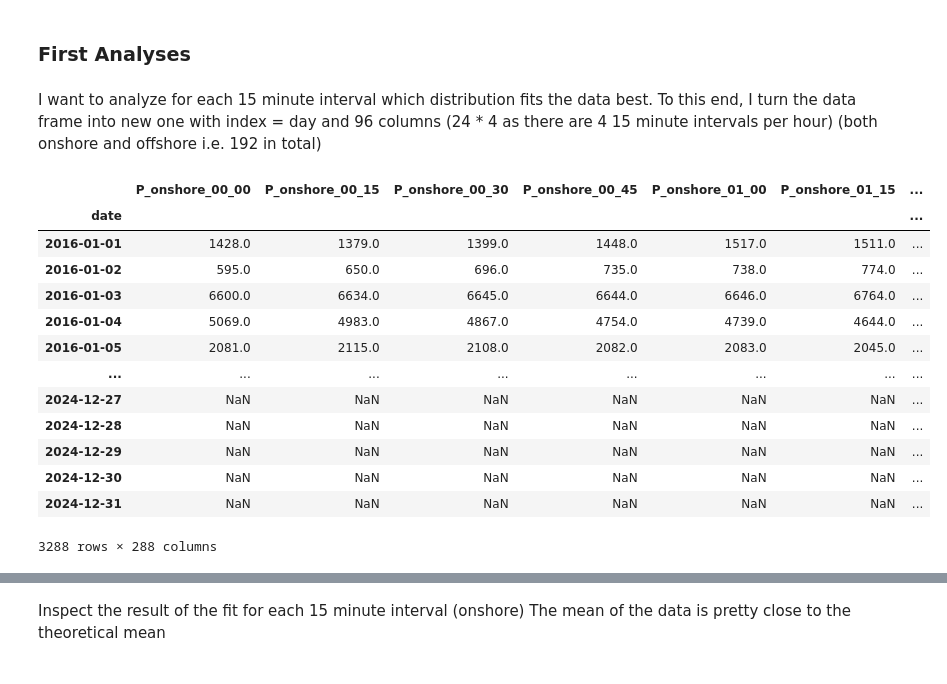
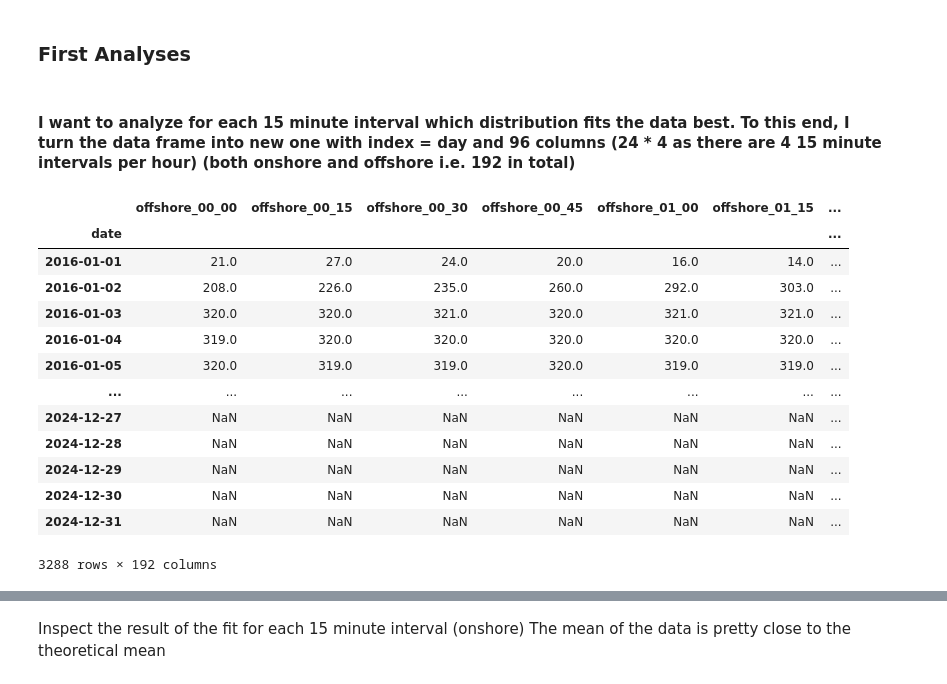
Before and after one commit to Manuel3567/master-thesis, a Jupyter notebook: notebooks/002_electricity_generation.ipynb, the cells around one changed output, grey strips where cells are left out. Cells and saved outputs as stored; diff of their text form; code cells hidden in the pictures.

Commit message:
clean up and analysis of forecast data

```diff
--- a/notebooks/002_electricity_generation.ipynb
+++ b/notebooks/002_electricity_generation.ipynb
@@ -58,22 +98,22 @@ KeyError: 'Power (kW)'
 # %% [markdown]
 ### First Analyses
 # %% [markdown]
-I want to analyze for each 15 minute interval which distribution fits the data best. To this end, I turn the data frame into new one with index = day and 96 columns (24 * 4 as there are 4 15 minute intervals per hour) (both onshore and offshore i.e. 192 in total)
+#### I want to analyze for each 15 minute interval which distribution fits the data best. To this end, I turn the data frame into new one with index = day and 96 columns (24 * 4 as there are 4 15 minute intervals per hour) (both onshore and offshore i.e. 192 in total)
 # %%
-reshaped = add_previous_day_and_calculate_differences(aggregated_power)
+reshaped = minute_to_daily_50Hertz(aggregated_power)
 reshaped
 # %% [output]
-|  | P_onshore_00_00 | P_onshore_00_15 | P_onshore_00_30 | P_onshore_00_45 | P_onshore_01_00 | P_onshore_01_15 | ... |
+|  | offshore_00_00 | offshore_00_15 | offshore_00_30 | offshore_00_45 | offshore_01_00 | offshore_01_15 | ... |
 | date |  |  |  |  |  |  | ... |
-| 2016-01-01 | 1428.0 | 1379.0 | 1399.0 | 1448.0 | 1517.0 | 1511.0 | ... |
-| 2016-01-02 | 595.0 | 650.0 | 696.0 | 735.0 | 738.0 | 774.0 | ... |
-| 2016-01-03 | 6600.0 | 6634.0 | 6645.0 | 6644.0 | 6646.0 | 6764.0 | ... |
-| 2016-01-04 | 5069.0 | 4983.0 | 4867.0 | 4754.0 | 4739.0 | 4644.0 | ... |
-| 2016-01-05 | 2081.0 | 2115.0 | 2108.0 | 2082.0 | 2083.0 | 2045.0 | ... |
+| 2016-01-01 | 21.0 | 27.0 | 24.0 | 20.0 | 16.0 | 14.0 | ... |
+| 2016-01-02 | 208.0 | 226.0 | 235.0 | 260.0 | 292.0 | 303.0 | ... |
+| 2016-01-03 | 320.0 | 320.0 | 321.0 | 320.0 | 321.0 | 321.0 | ... |
+| 2016-01-04 | 319.0 | 320.0 | 320.0 | 320.0 | 320.0 | 320.0 | ... |
+| 2016-01-05 | 320.0 | 319.0 | 319.0 | 320.0 | 319.0 | 319.0 | ... |
 | ... | ... | ... | ... | ... | ... | ... | ... |
 | 2024-12-27 | NaN | NaN | NaN | NaN | NaN | NaN | ... |
 | 2024-12-28 | NaN | NaN | NaN | NaN | NaN | NaN | ... |
 | 2024-12-29 | NaN | NaN | NaN | NaN | NaN | NaN | ... |
 | 2024-12-30 | NaN | NaN | NaN | NaN | NaN | NaN | ... |
 | 2024-12-31 | NaN | NaN | NaN | NaN | NaN | NaN | ... |
-3288 rows × 288 columns
+3288 rows × 192 columns
```
Also changed, not shown: parts of 72 cells of this notebook, 11 other files.
